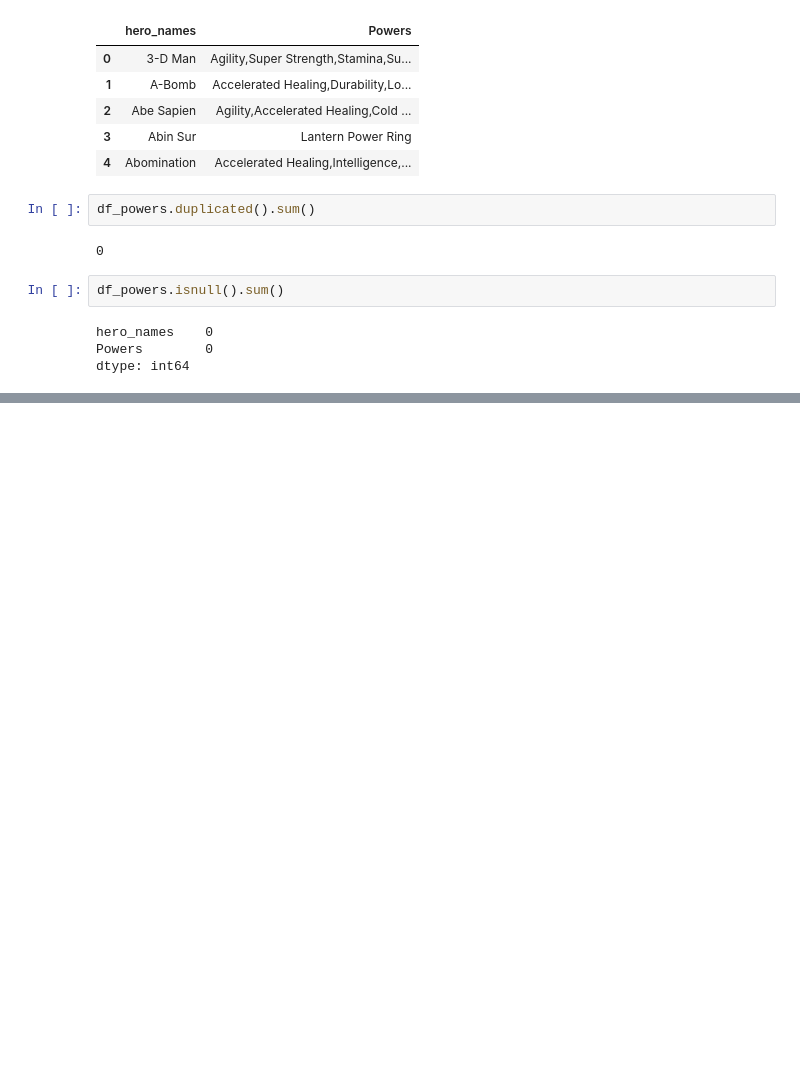
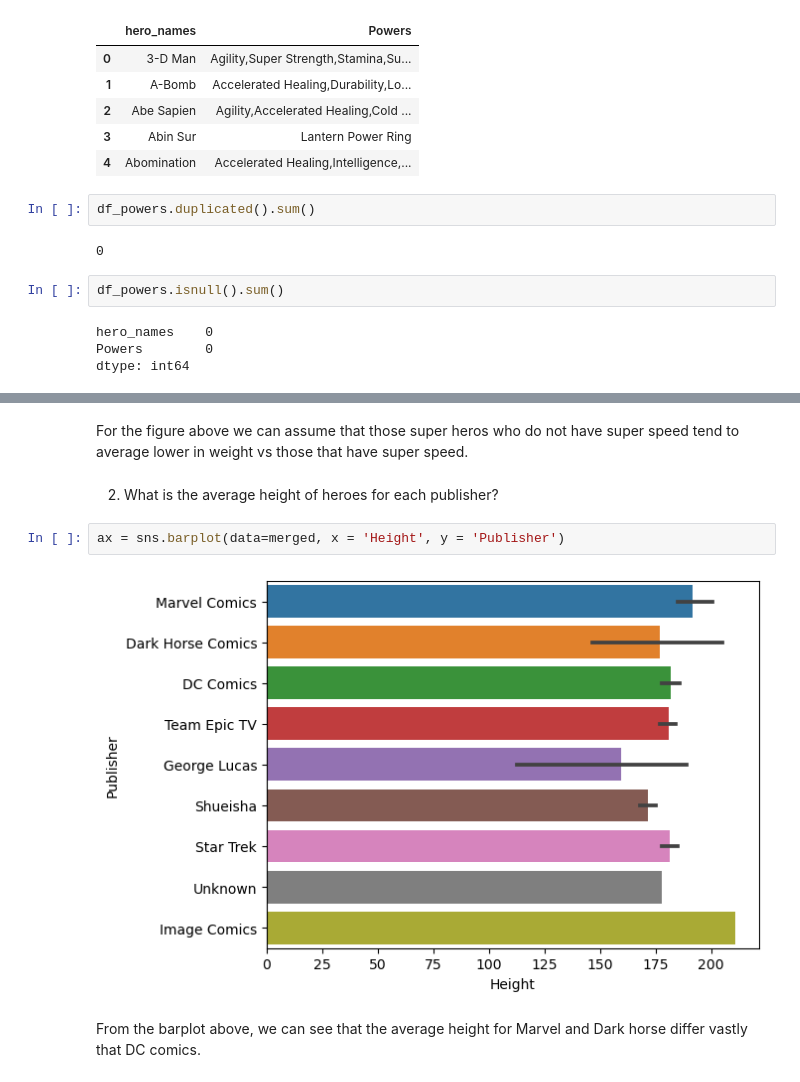
Before and after one commit to valmazan/8_21_Applying_Transformations_Core_Victoria_Almazan, a Jupyter notebook: Applying Advanced Transformations (Core) .ipynb, the cells around one changed output, grey strips where cells are left out. Saved outputs shown, nothing was run; the diff lists cells and outputs as text; blank space fills up the shorter version.

```diff
--- a/Applying Advanced Transformations (Core) .ipynb
+++ b/Applying Advanced Transformations (Core) .ipynb
@@ -282,0 +415,10 @@ dtype: int64
+# %% [markdown]
+For the figure above we can assume that those super heros who do not have super speed tend to average lower in weight vs those that have super speed.
+# %% [markdown]
+2. What is the average height of heroes for each publisher?
+# %%
+ax = sns.barplot(data=merged, x = 'Height', y = 'Publisher')
+# %% [output]
+[figure, added]
+# %% [markdown]
+From the barplot above, we can see that the average height for Marvel and Dark horse differ vastly that DC comics.
```
Also changed, not shown: parts of 14 cells of this notebook.
